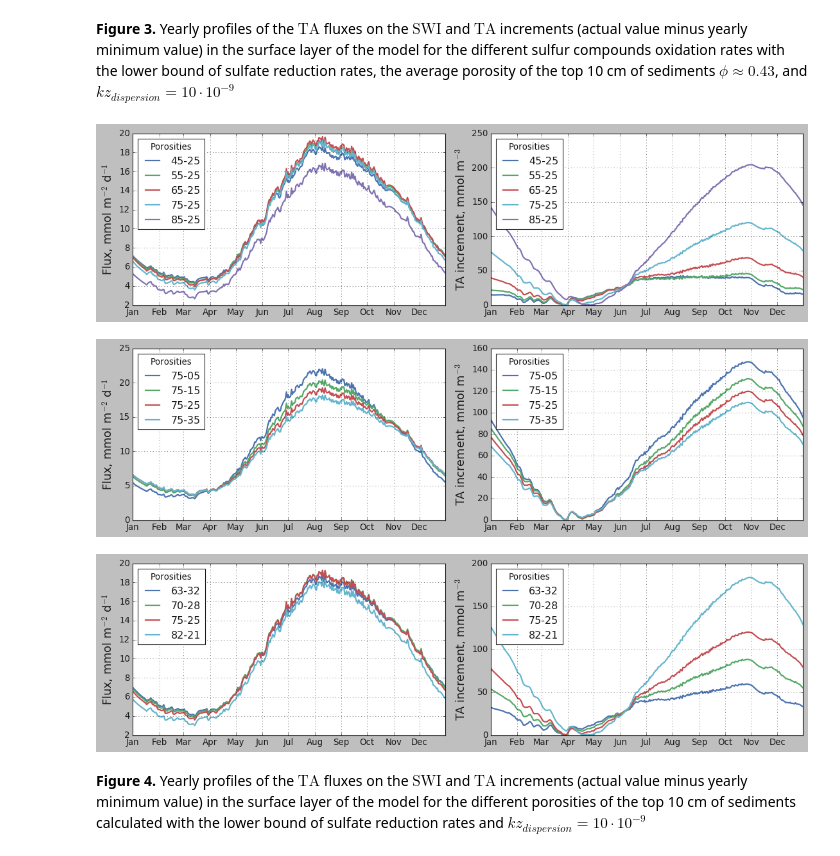
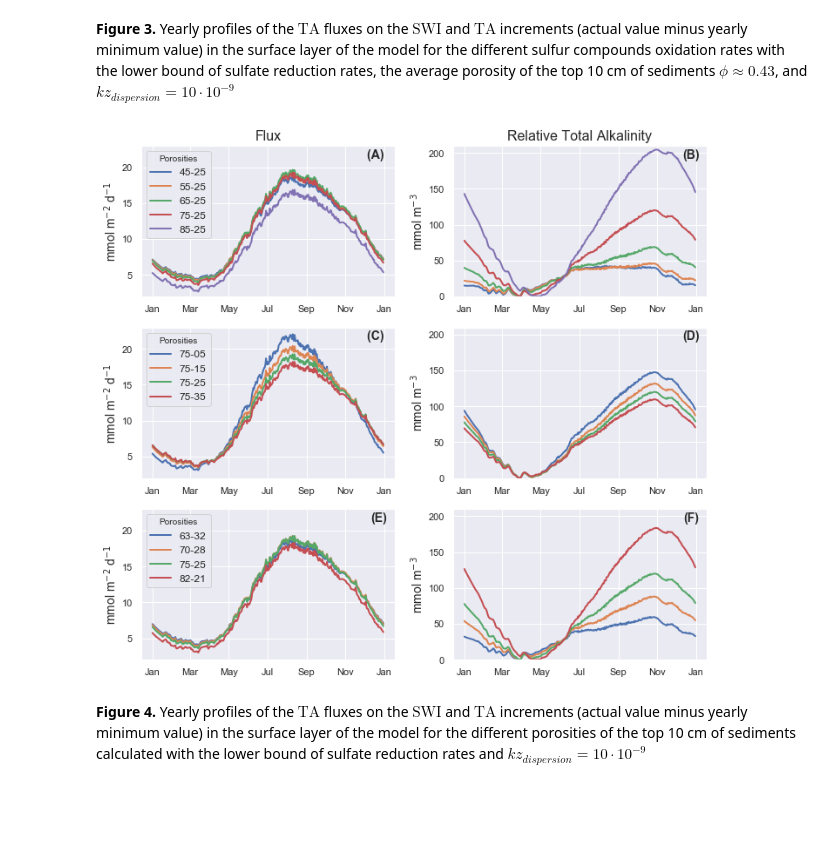
Before and after one commit to limash/Alkalinity_in_the_Wadden_Sea, a Jupyter notebook: pictures.ipynb, the cells around one changed output. Drawn from its saved outputs; the diff is of its cells as text; code cells hidden in the pictures; blank space fills up the shorter version.

```diff
--- a/pictures.ipynb
+++ b/pictures.ipynb
@@ -20,11 +19,9 @@ vs.plot_alkalinity_flux_sulfur_oxidation();
 # %% [markdown]
 **Figure 3.** Yearly profiles of the $\textrm{TA}$ fluxes on the $\textrm{SWI}$ and $\textrm{TA}$ increments (actual value minus yearly minimum value) in the surface layer of the model for the different sulfur compounds oxidation rates with the lower bound of sulfate reduction rates, the average porosity of the top 10 cm of sediments $\phi \approx 0.43$, and $kz_{dispersion} = 10 \cdot 10^{-9}$
-# %%
-vs.plot_alkalinity_flux_porosities();vs.plot_alkalinity_flux_porosities_2();vs.plot_alkalinity_flux_porosities_3()
-# %% [output]
-[figure, removed]
-[figure, removed]
-[figure, removed]
+# %%
+vs.plot_alkalinity_flux_porosities1_2_3()
+# %% [output]
+[figure, added]
 # %% [markdown]
 **Figure 4.** Yearly profiles of the $\textrm{TA}$ fluxes on the $\textrm{SWI}$ and $\textrm{TA}$ increments (actual value minus yearly minimum value) in the surface layer of the model for the different porosities of the top 10 cm of sediments calculated with the lower bound of sulfate reduction rates and $kz_{dispersion} = 10 \cdot 10^{-9}$
 # %%
```
Also changed, not shown: parts of 5 cells of this notebook, 2 other files.
